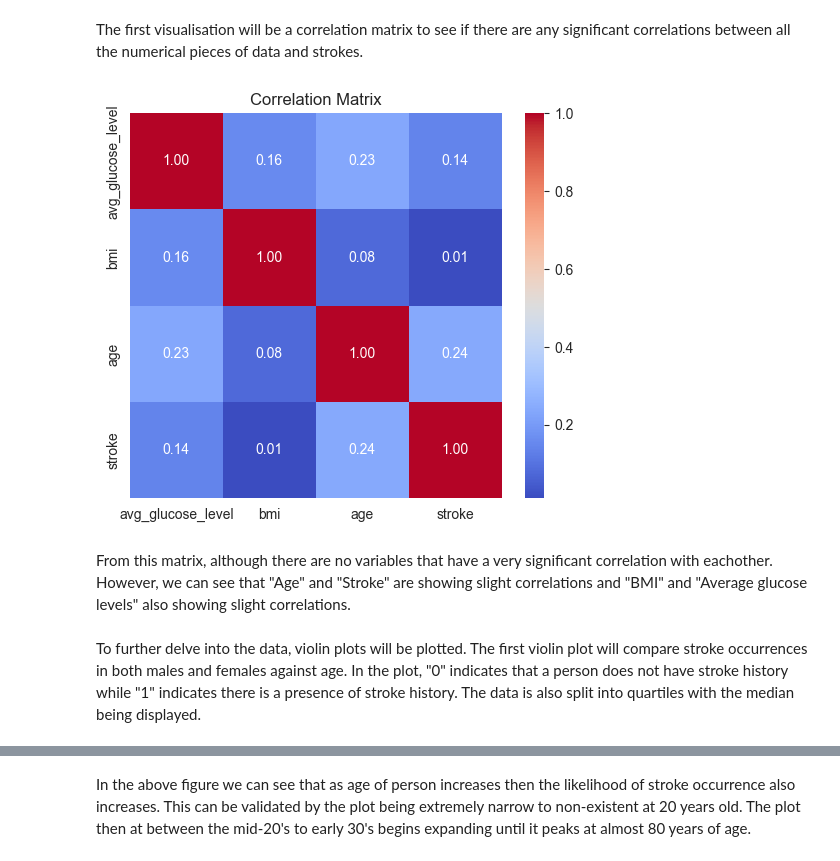
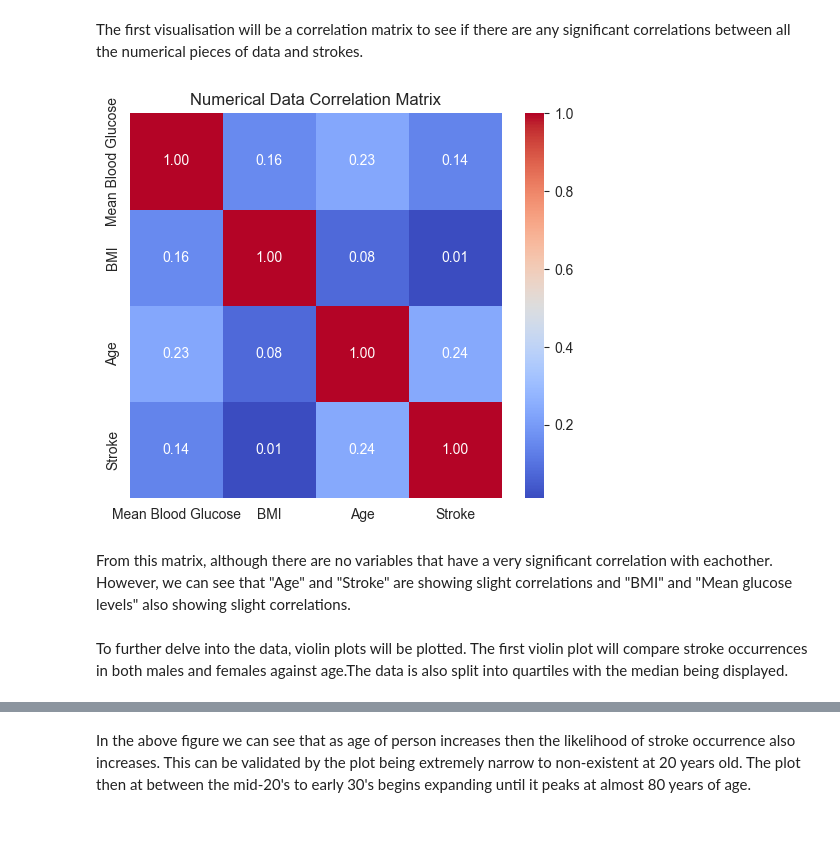
Before and after one commit to naqashb7/stroke_prediction_app, a Jupyter notebook: jupyter_notebooks/EDA.ipynb, the cells around one changed output, grey strips where cells are left out. Saved outputs shown, nothing was run; the diff lists cells and outputs as text; code cells hidden in the pictures; blank space fills up the shorter version.

Commit message:
Formatting changes to visualisations

```diff
--- a/jupyter_notebooks/EDA.ipynb
+++ b/jupyter_notebooks/EDA.ipynb
@@ -237,21 +237,25 @@ clean_stroke_data_df[["age","avg_glucose_level","bmi"]].describe()
 The first visualisation will be a correlation matrix to see if there are any significant correlations between all the numerical pieces of data and strokes.
 # %%
 plt.figure(figsize=(6,5))
-corr = clean_stroke_data_df[['avg_glucose_level', 'bmi', 'age'] + ['stroke']].corr()
+correlation_matrix_numeric = clean_stroke_data_df[['avg_glucose_level', 'bmi', 'age'] + ['stroke']].corr()
+correlation_matrix_numeric_labels = ["Mean Blood Glucose", "BMI", "Age", "Stroke"]
+
 sns.heatmap(
-    corr,
+    correlation_matrix_numeric,
     annot=True,
     cmap="coolwarm",
-    fmt=".2f"
+    fmt=".2f",
+    xticklabels=correlation_matrix_numeric_labels,
+    yticklabels= correlation_matrix_numeric_labels
 )
-plt.title("Correlation Matrix")
+plt.title("Numerical Data Correlation Matrix")
 plt.show()
 # %% [output]
-[figure, old version]
+[figure, new version]
 # %% [markdown]
-From this matrix, although there are no variables that have a very significant correlation with eachother. However, we can see that "Age" and "Stroke" are showing slight correlations and "BMI" and "Average glucose levels" also showing slight correlations.
+From this matrix, although there are no variables that have a very significant correlation with eachother. However, we can see that "Age" and "Stroke" are showing slight correlations and "BMI" and "Mean glucose levels" also showing slight correlations.
 # %% [markdown]
-To further delve into the data, violin plots will be plotted. The first violin plot will compare stroke occurrences in both males and females against age. In the plot, "0" indicates that a person does not have stroke history while "1" indicates there is a presence of stroke history. The data is also split into quartiles with the median being displayed.
+To further delve into the data, violin plots will be plotted. The first violin plot will compare stroke occurrences in both males and females against age.The data is also split into quartiles with the median being displayed.
 # %%
 plt.figure(figsize=(8, 6))
 
```
Also changed, not shown: parts of 7 cells of this notebook.
